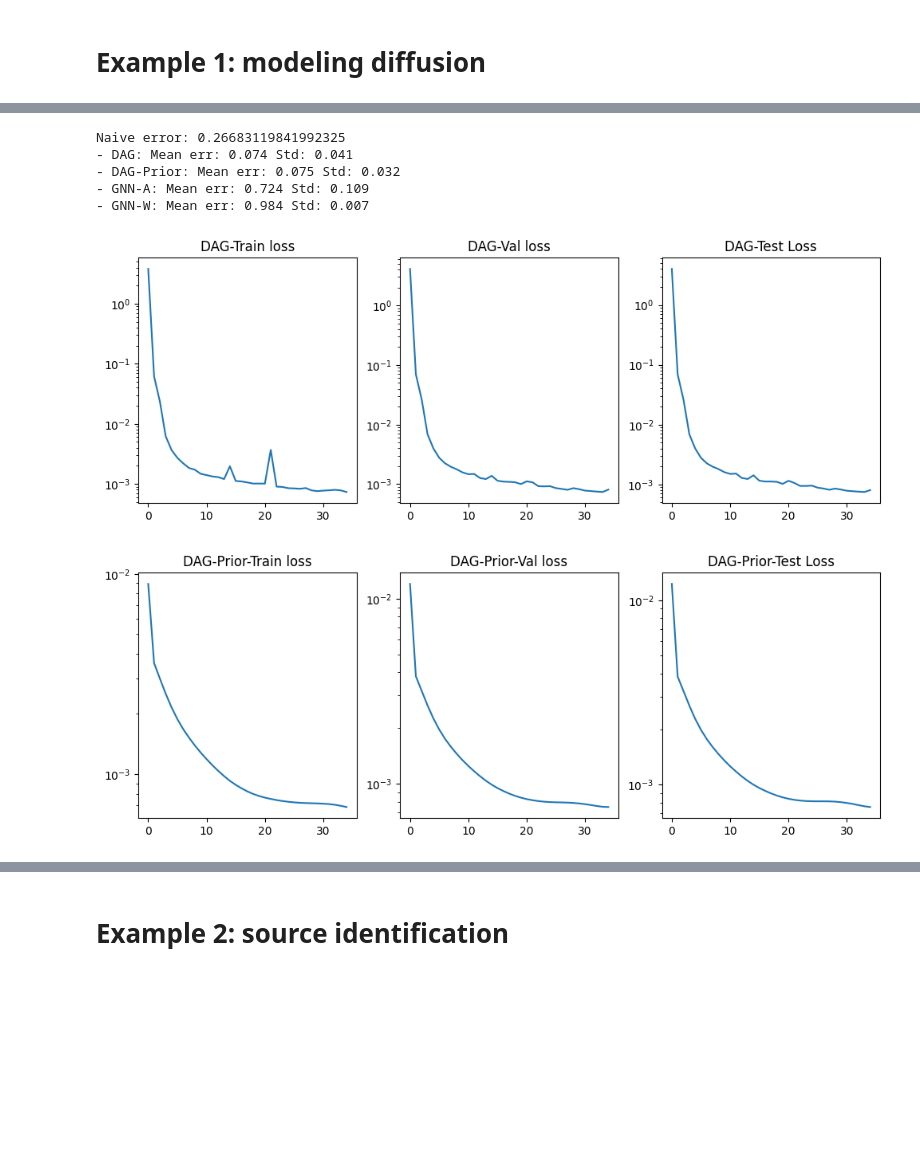
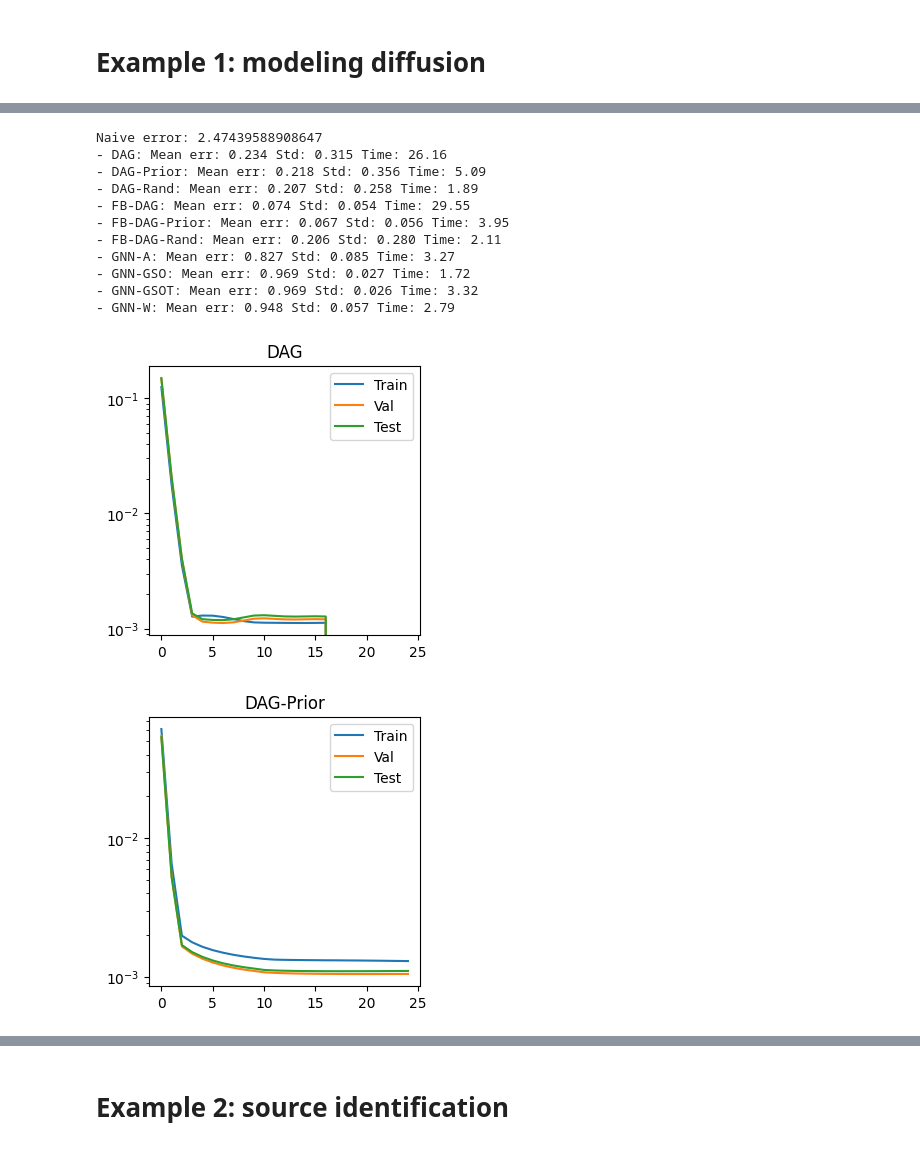
Before and after one commit to reysam93/dag_conv_nn, a Jupyter notebook: prueba.ipynb, the cells around one changed output, grey strips where cells are left out. Saved outputs shown, nothing was run; the diff lists cells and outputs as text; code cells hidden in the pictures; blank space fills up the shorter version.

```diff
--- a/prueba.ipynb
+++ b/prueba.ipynb
@@ -23,10 +23,9 @@ device = torch.device('cuda:0' if torch.cuda.is_available() else 'cpu')
 # %%
 # Create graph
 p = .2
-N = 100
+N = 200
 
 Adj, dag = dag_utils.create_dag(N, p)
-assert nx.is_directed_acyclic_graph(dag), "Graph is not a DAG"
 
 print("DAG created")
 
@@ -35,7 +34,6 @@ W = la.inv(np.eye(N) - Adj)
 W_inf = la.inv(W)
 print('Inverted:', time.time()-t_i)
 
-Dq_list = []
 t_i = time.time()
 Dq_list = [dag_utils.compute_Dq(dag, i, N) for i in range(N)]
 print('Dq obtained:', time.time()-t_i)
@@ -74,13 +72,13 @@ def inspect_data(X_data, Y_data):
         print(f'\t{key}: size: {value.shape}  -  norm: {norm:.3f}')
 # %%
 # Create DATA
-M = 5000
+M = 2000
 M_train = int(.7*M)
 M_val = int(.2*M)
 M_test = int(.1*M)
-max_src_node = 5 #10
-n_sources = 3
-n_p = .05
+max_src_node = 25  # 5
+n_sources = 5
+n_p = .1
 max_GSO = 100
 min_GSO = 50
 n_GSOs = 25
@@ -88,8 +86,8 @@ n_GSOs = 25
 range_GSO = np.arange(min_GSO, max_GSO)
 gsos_idx = np.random.choice(range_GSO, size=n_GSOs, replace=False)
 sel_GSOs = GSOs[gsos_idx]
-Y, X = dag_utils.create_diff_data(M, sel_GSOs, max_src_node, n_p, n_sources,
-                                  norm_y='l2_norm', norm_f_coefs=False, ftype='uniform')
+Y, X = dag_utils.create_diff_data(M, sel_GSOs, max_src_node, n_p, n_sources, src_t='random',
+                                  norm_y='l2_norm', norm_f_coefs=False, ftype='normal')
 
 
 X_t = torch.Tensor(X)
@@ -214,27 +360,29 @@ Epoch 35/35 - Loss Train: 0.009887 - Val Loss: 0.009903
 # %%
 naive_err = (la.norm(Y-X, 2, axis=1, keepdims=True)/la.norm(Y, 2, axis=1, keepdims=True))**2
 naive_err = naive_err.mean()
 
 print('Naive error:', naive_err)
 for key, value in errs.items():
-    print(f'- {key}: Mean err: {value[0]:.3f} Std: {value[1]:.3f}')
+    print(f'- {key}: Mean err: {value[0]:.3f} Std: {value[1]:.3f} Time: {times[key]:.2f}')
 
 for key, value in results.items():
-    plt.figure(figsize=(12, 4))
-    plt.subplot(1,3,1)
-    plt.semilogy(value['train'])
-    plt.title(f'{key}-Train loss')
-    plt.subplot(1,3,2)
-    plt.semilogy(value['val'])
-    plt.title(f'{key}-Val loss')
-    plt.subplot(1,3,3)
-    plt.semilogy(value['test'])
-    plt.title(f'{key}-Test Loss')
+    plt.figure(figsize=(3.5, 3.5))
+    plt.semilogy(value['train'], label='Train')
+    plt.semilogy(value['val'], label='Val')
+    plt.semilogy(value['test'], label='Test')
+    plt.legend()
+    plt.title(f'{key}')
 # %% [output]
-Naive error: 0.26683119841992325
-- DAG: Mean err: 0.074 Std: 0.041
-- DAG-Prior: Mean err: 0.075 Std: 0.032
-- GNN-A: Mean err: 0.724 Std: 0.109
-- GNN-W: Mean err: 0.984 Std: 0.007
+Naive error: 2.47439588908647
+- DAG: Mean err: 0.234 Std: 0.315 Time: 26.16
+- DAG-Prior: Mean err: 0.218 Std: 0.356 Time: 5.09
+- DAG-Rand: Mean err: 0.207 Std: 0.258 Time: 1.89
+- FB-DAG: Mean err: 0.074 Std: 0.054 Time: 29.55
+- FB-DAG-Prior: Mean err: 0.067 Std: 0.056 Time: 3.95
+- FB-DAG-Rand: Mean err: 0.206 Std: 0.280 Time: 2.11
+- GNN-A: Mean err: 0.827 Std: 0.085 Time: 3.27
+- GNN-GSO: Mean err: 0.969 Std: 0.027 Time: 1.72
+- GNN-GSOT: Mean err: 0.969 Std: 0.026 Time: 3.32
+- GNN-W: Mean err: 0.948 Std: 0.057 Time: 2.79
-[figure, old version]
+[figure, new version]
-[figure, old version]
+[figure, new version]
```
Also changed, not shown: parts of 6 cells of this notebook, 4 other files.
